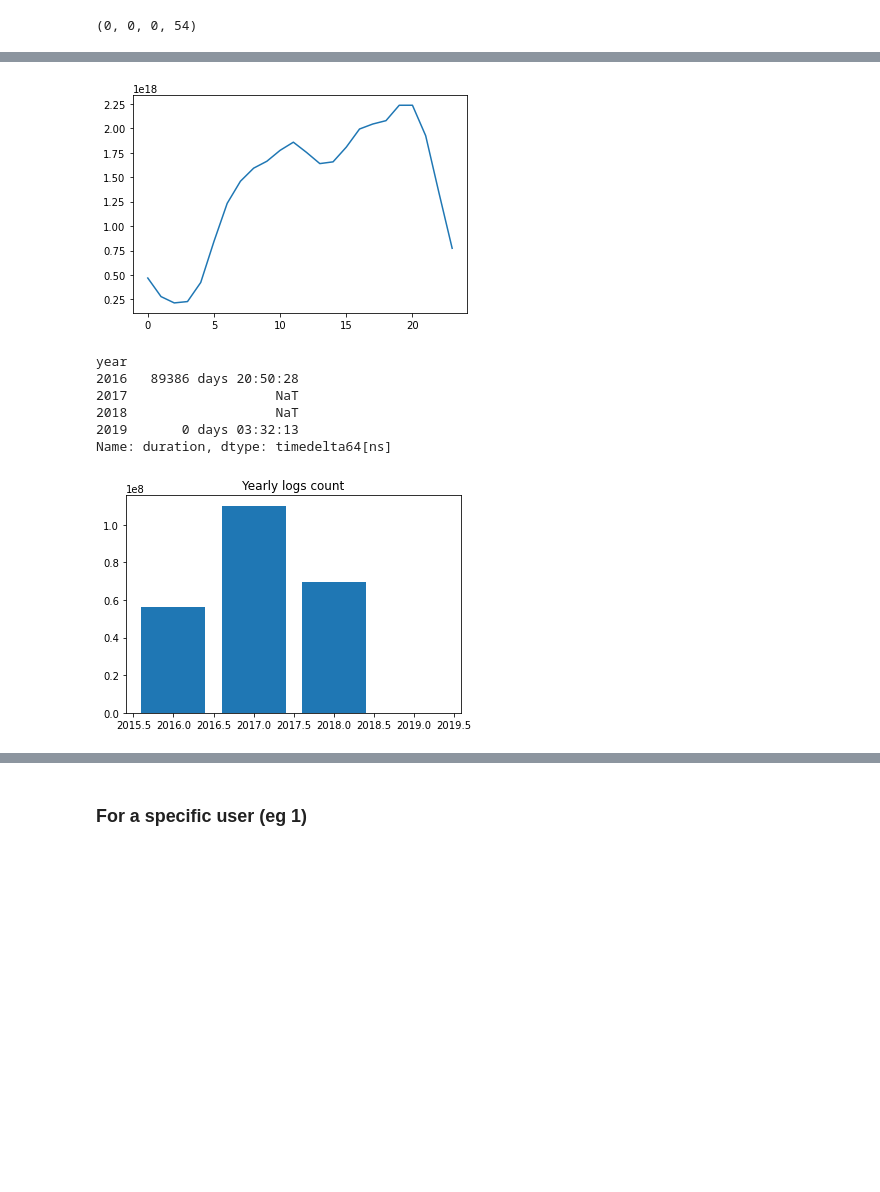
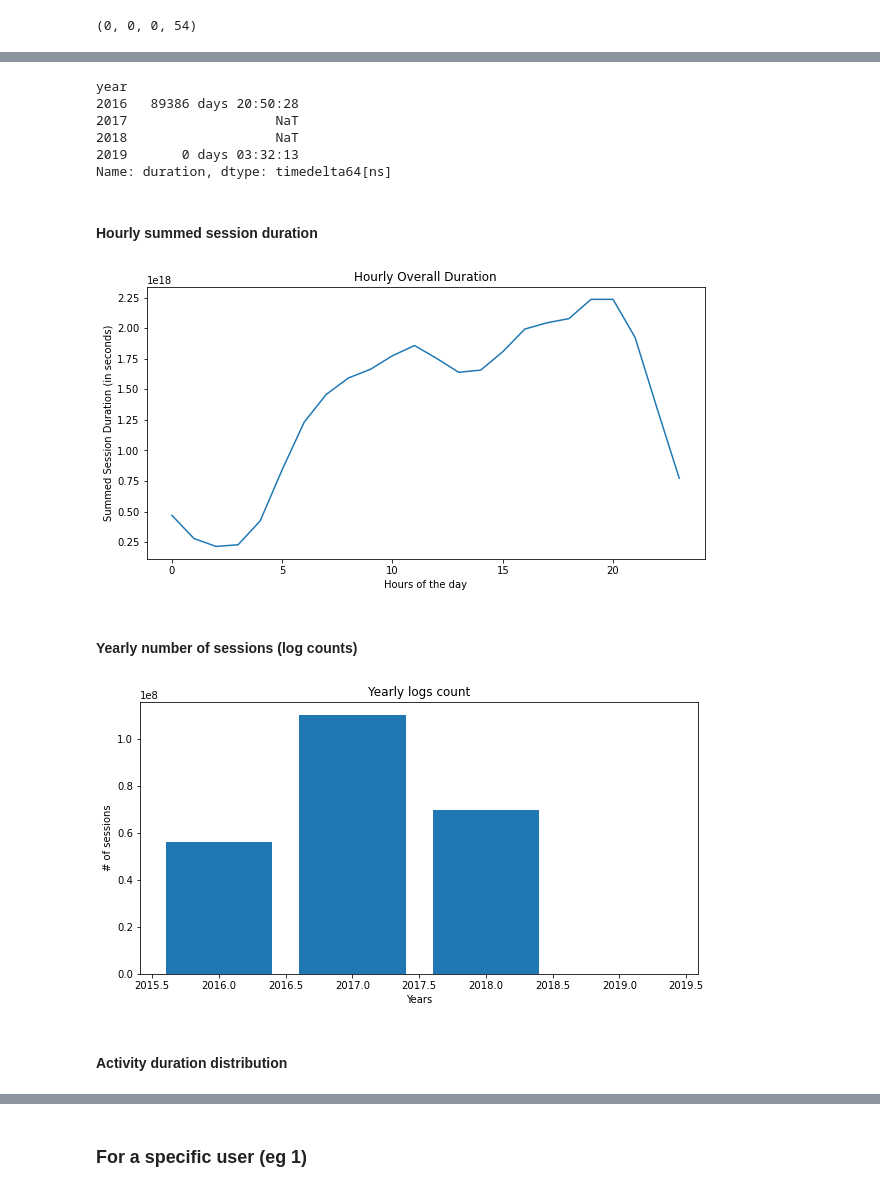
Before and after one commit to astenast/Smartphone_User_Engagement, a Jupyter notebook: Data Preprocessing.ipynb, the cells around one changed output, grey strips where cells are left out. Cells and saved outputs as stored; diff of their text form; code cells hidden in the pictures; blank space fills up the shorter version.

```diff
--- a/Data Preprocessing.ipynb
+++ b/Data Preprocessing.ipynb
@@ -51,4 +54,6 @@ full_df['Day'] = pd.to_datetime(full_df['start_time']).dt.strftime('%A') #day nu
 full_df['hour'] = pd.to_datetime(full_df['start_time']).dt.hour
 full_df['minute'] = pd.to_datetime(full_df['start_time']).dt.minute
 full_df['second'] = pd.to_datetime(full_df['start_time']).dt.second
+# %%
+full_df['date'] = pd.to_datetime(full_df['start_time']).dt.date
 # %%
@@ -166,25 +139,37 @@ plt.show()
+# %%
+yearly_overall_duration
+# %% [output]
+year
+2016   89386 days 20:50:28
+2017                   NaT
+2018                   NaT
+2019       0 days 03:32:13
+Name: duration, dtype: timedelta64[ns]
+# %% [markdown]
+#### Hourly summed session duration
 # %%
 hourly_overall_duration = full_df.groupby(['hour'])['duration'].sum()
 
-
+plt.figure(figsize=(10,5))
 plt.plot(hourly_overall_duration)
+plt.title('Hourly Overall Duration')
+plt.xlabel('Hours of the day')
+plt.ylabel('Summed Session Duration (in seconds)')
 plt.show()
 # %% [output]
-[figure, old version]
+[figure, new version]
-# %%
-yearly_overall_duration
-# %% [output]
-year
-2016   89386 days 20:50:28
-2017                   NaT
-2018                   NaT
-2019       0 days 03:32:13
-Name: duration, dtype: timedelta64[ns]
+# %% [markdown]
+#### Yearly number of sessions (log counts)
 # %%
 yearly_logs = full_df.groupby(['year'])['user_id'].count()
 # %%
+plt.figure(figsize=(10,5))
 plt.title('Yearly logs count')
+plt.xlabel('Years')
+plt.ylabel('# of sessions')
 plt.bar(yearly_logs.index, yearly_logs.values)
 plt.show()
 # %% [output]
-[figure, old version]
+[figure, new version]
+# %% [markdown]
+#### Activity duration distribution
```
Also changed, not shown: parts of 29 cells of this notebook.
